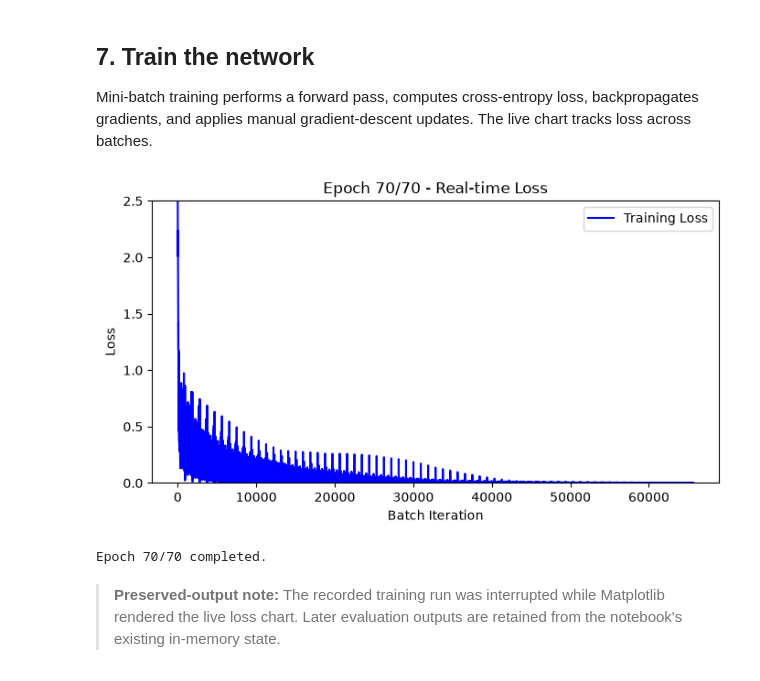
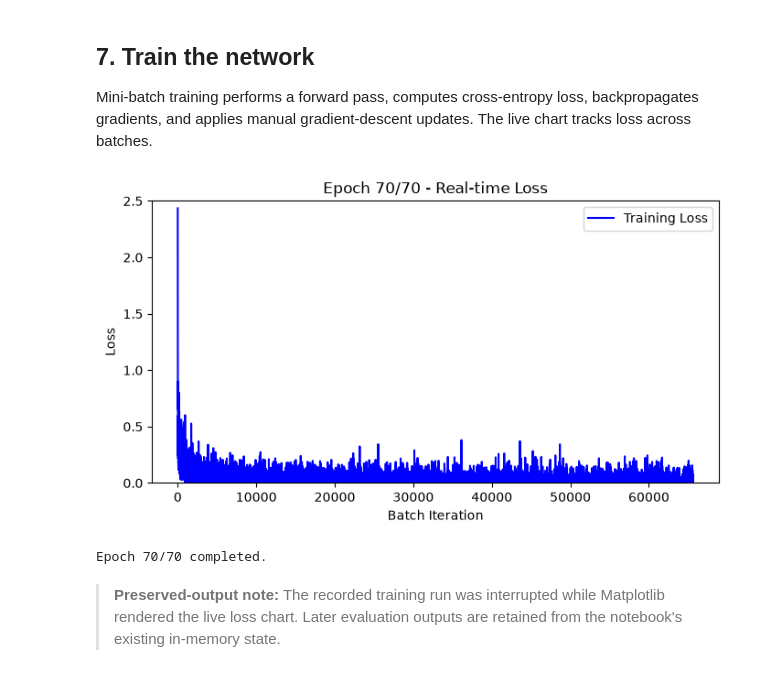
Before and after one commit to WanAdamm/handwritten-digit-classification, a Jupyter notebook: nn.ipynb, the cells around one changed output. Drawn from its saved outputs; the diff is of its cells as text; code cells hidden in the pictures.

```diff
--- a/nn.ipynb
+++ b/nn.ipynb
@@ -230,3 +230,12 @@ x_test = torch.flatten(x_test, start_dim = 1)
 # %%
 x_train = x_train.float() / 255.0
 x_test = x_test.float() /255.0
+# %%
+x_train_mean = x_train.mean()
+x_train_std = x_train.std()
+
+x_train_normalized = (x_train - x_train_mean) / x_train_std
+x_test_normalized = ((x_test.float() / 255.0) - x_train_mean) / x_train_std
+
+x_train = x_train_normalized
+x_test = x_test_normalized
@@ -242,14 +257,24 @@ y_test shape: torch.Size([10000])
 
 Mini-batch training performs a forward pass, computes cross-entropy loss, backpropagates gradients, and applies manual gradient-descent updates. The live chart tracks loss across batches.
 # %%
+import torch.optim as optim
 import torch.nn.functional as F
 from IPython.display import clear_output
 
 batch_size = 64
 epochs = 70
-learning_rate = 0.05
+learning_rate = 0.001
 num_samples = x_train.shape[0]
 
+params = [W1, b1, W2, b2, W3, b3]
+optimizer = optim.Adam(
+    params,
+    lr=learning_rate,
+    betas=(0.9, 0.999),  # Coefficients for exponential moving averages of gradients
+    eps=1e-08,          # Small constant added to denominator for numerical stability
+    weight_decay=1e-4   # L2 penalty coefficient for regularization
+)
+
 loss_history = []
 # %%
 for epoch in range(epochs):
@@ -258,53 +283,38 @@ for epoch in range(epochs):
         X_batch = x_train[i : i+batch_size]
         y_batch = y_train[i : i+batch_size]
 
         # forward prop
         output1 = torch.relu(torch.matmul(X_batch, W1) + b1)
         output2 = torch.relu(torch.matmul(output1, W2) + b2)
         logits = torch.matmul(output2, W3) + b3
 
 
         proba = torch.nn.functional.softmax(logits, dim=-1) # convert logits to probabilities using softmax
         loss = F.cross_entropy(logits, y_batch) # calculate loss
 
         # Track loss value
         loss_history.append(loss.item())
 
         # Update plot every 10 iterations to minimize plot rendering lag
         if i % (batch_size * 10) == 0:
             clear_output(wait=True)
             plt.figure(figsize=(8, 4))
             plt.plot(loss_history, label="Training Loss", color="blue")
             plt.xlabel("Batch Iteration")
             plt.ylabel("Loss")
             plt.ylim(0.0, 2.5)
             plt.title(f"Epoch {epoch + 1}/{epochs} - Real-time Loss")
             plt.legend()
             plt.show()
 
-        loss.backward() # calculate gradients
-
-        # Update parameters without tracking graph operations
-        with torch.no_grad():
-            # update weights and biases
-            W1 -= learning_rate * W1.grad
-            b1 -= learning_rate * b1.grad
-            W2 -= learning_rate * W2.grad
-            b2 -= learning_rate * b2.grad
-            W3 -= learning_rate * W3.grad
-            b3 -= learning_rate * b3.grad
-
-            # 3. Reset gradients to zero for the next batch
-            W1.grad.zero_()
-            b1.grad.zero_()
-            W2.grad.zero_()
-            b2.grad.zero_()
-            W3.grad.zero_()
-            b3.grad.zero_()
+        # Backward pass and parameter update
+        optimizer.zero_grad()  # 1. Reset stored gradients to zero
+        loss.backward()        # 2. Compute gradients for all params
+        optimizer.step()       # 3. Update parameters using Adam logic
 
     print(f"Epoch {epoch + 1}/{epochs} completed.")
 # %% [output]
-[figure, old version]
+[figure, new version]
 Epoch 70/70 completed.
 # %% [markdown]
 > **Preserved-output note:** The recorded training run was interrupted while Matplotlib rendered the live loss chart. Later evaluation outputs are retained from the notebook's existing in-memory state.
```
Also changed, not shown: parts of 6 cells of this notebook, 21 other files.
